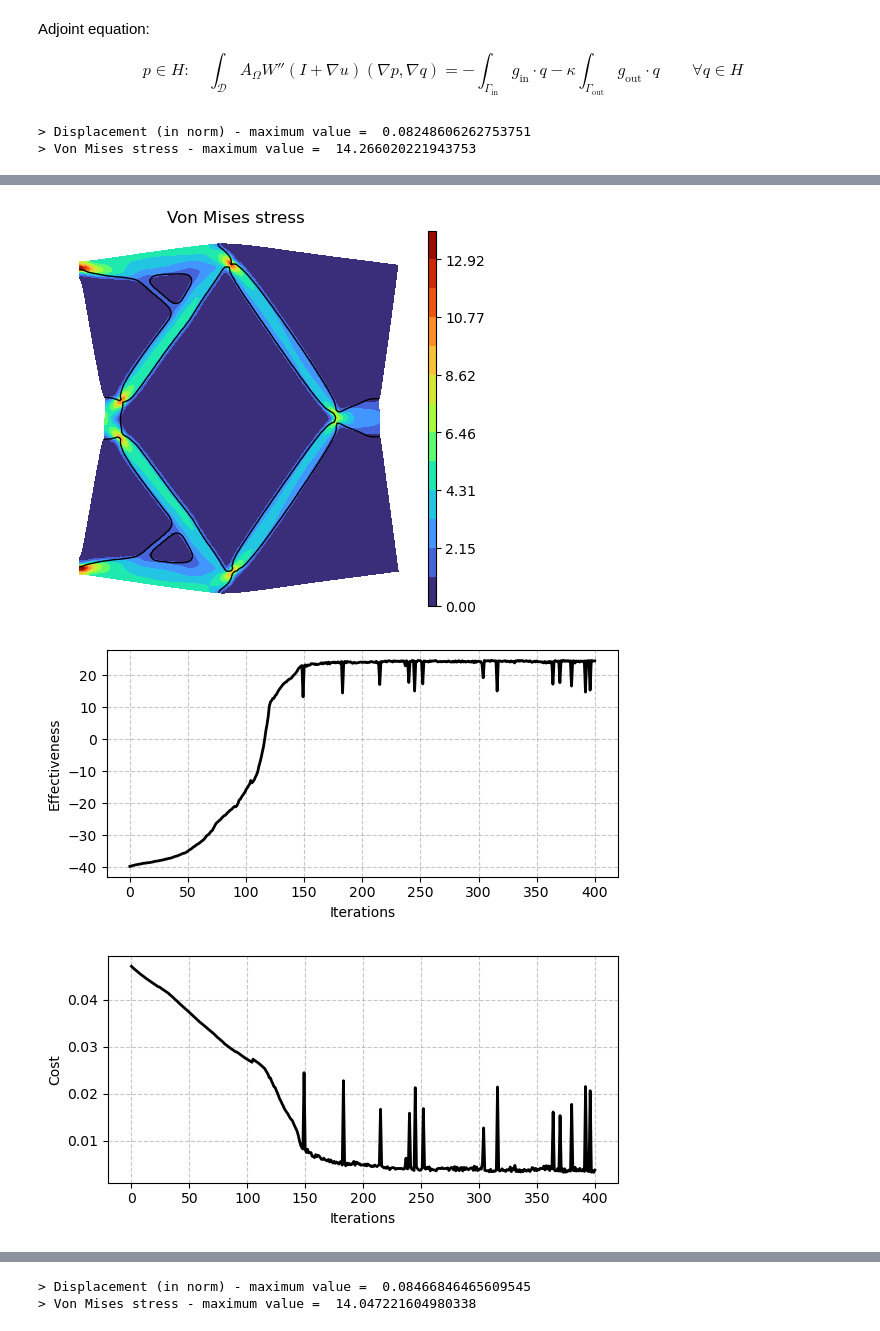
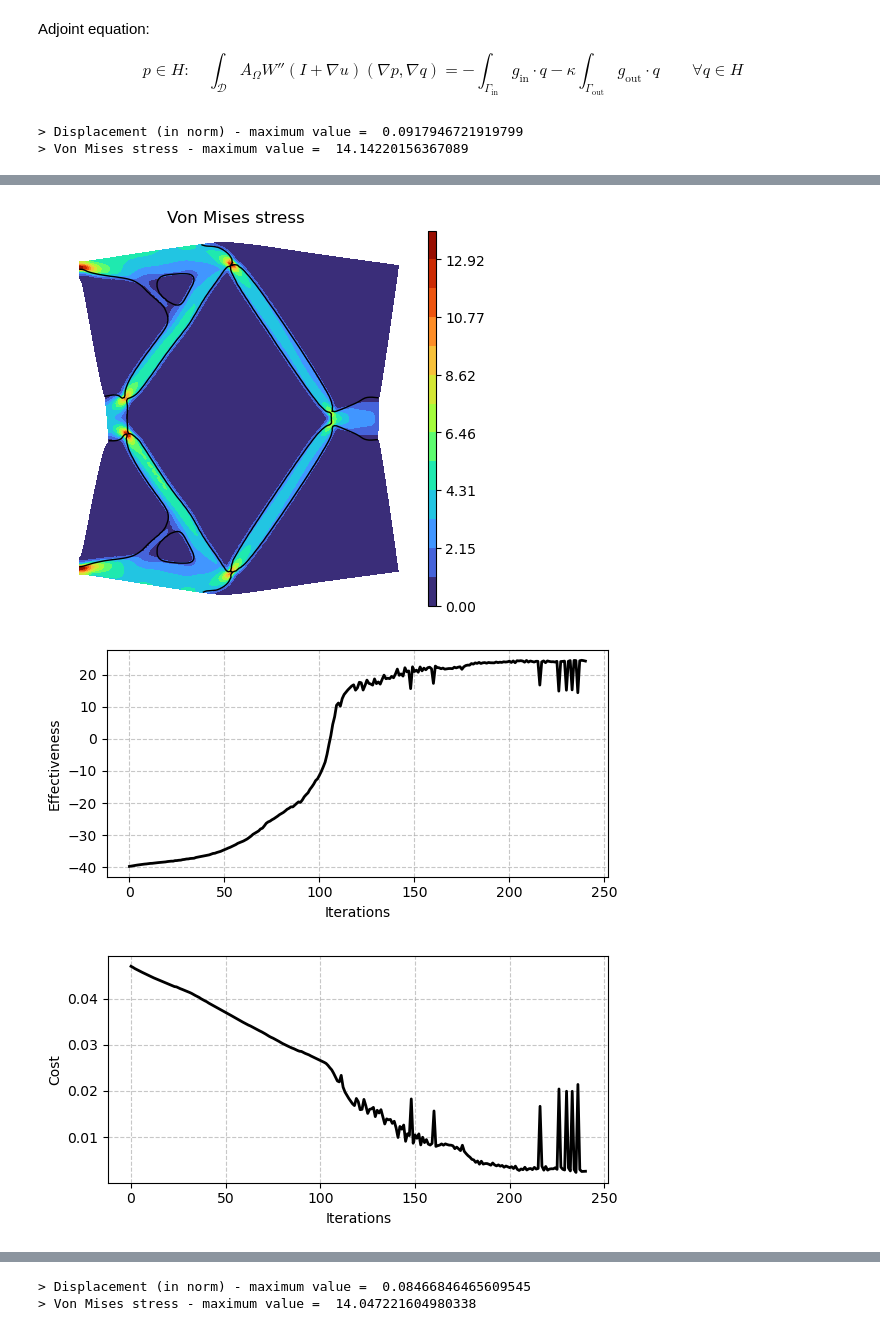
Before and after one commit to PhiFEM/phiFEM_FormOpt, a Jupyter notebook: code/Elasticity.ipynb, the cells around one changed output, grey strips where cells are left out. Cells and saved outputs as stored; diff of their text form; code cells hidden in the pictures.

```diff
--- a/code/Elasticity.ipynb
+++ b/code/Elasticity.ipynb
@@ -478,14 +478,14 @@ $$
     \qquad \forall q \in H
 $$
 # %%
-test_path = Path("../results/t104/")
+test_path = Path("../results/t201/")
 data = np.load(test_path / "data.npz")
 cost_values = data["cost"]
 volume_values = data["Volume"]
 InDisp = data["InDisp"]
 OutDisp = data["OutDisp"]
 ee = -100.0*OutDisp/InDisp
-niter = cost_values.shape[0] - 1
+niter = 240#cost_values.shape[0] - 1
 
 plot_lv(test_path, 0, limits_inverter, displacement=False, figsize=(5, 5), boundaries=boundaries_inverter, lw=3)
 plot_lv(test_path, niter, limits_inverter, displacement=False, figsize=(5, 5), boundaries=boundaries_inverter, lw=3)
@@ -494,6 +494,6 @@ plot_vm(test_path, niter, limits_inverter, max_vm_inverter, figsize=(5, 5))
 plot2(ee[:(niter+1)], "Effectiveness", (6, 3))
 plot2(cost_values[:(niter+1)], "Cost", (6, 3))
 # %% [output]
-> Displacement (in norm) - maximum value =  0.08248606262753751
-> Von Mises stress - maximum value =  14.266020221943753
+> Displacement (in norm) - maximum value =  0.0917946721919799
+> Von Mises stress - maximum value =  14.14220156367089
 [figure]
@@ -502,3 +502,3 @@ plot2(cost_values[:(niter+1)], "Cost", (6, 3))
-[figure, old version]
+[figure, new version]
-[figure, old version]
+[figure, new version]
-[figure, old version]
+[figure, new version]
```
Also changed, not shown: parts of 17 cells of this notebook, 10 other files.
